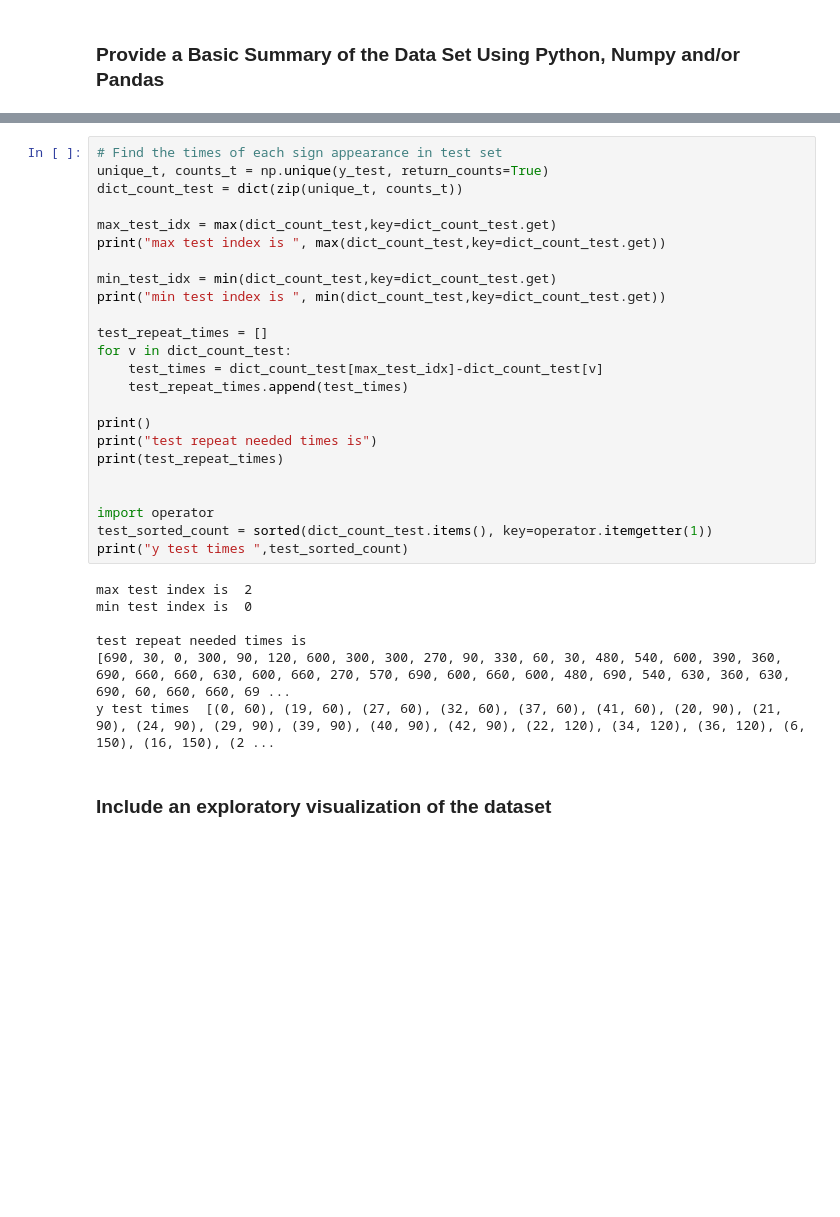
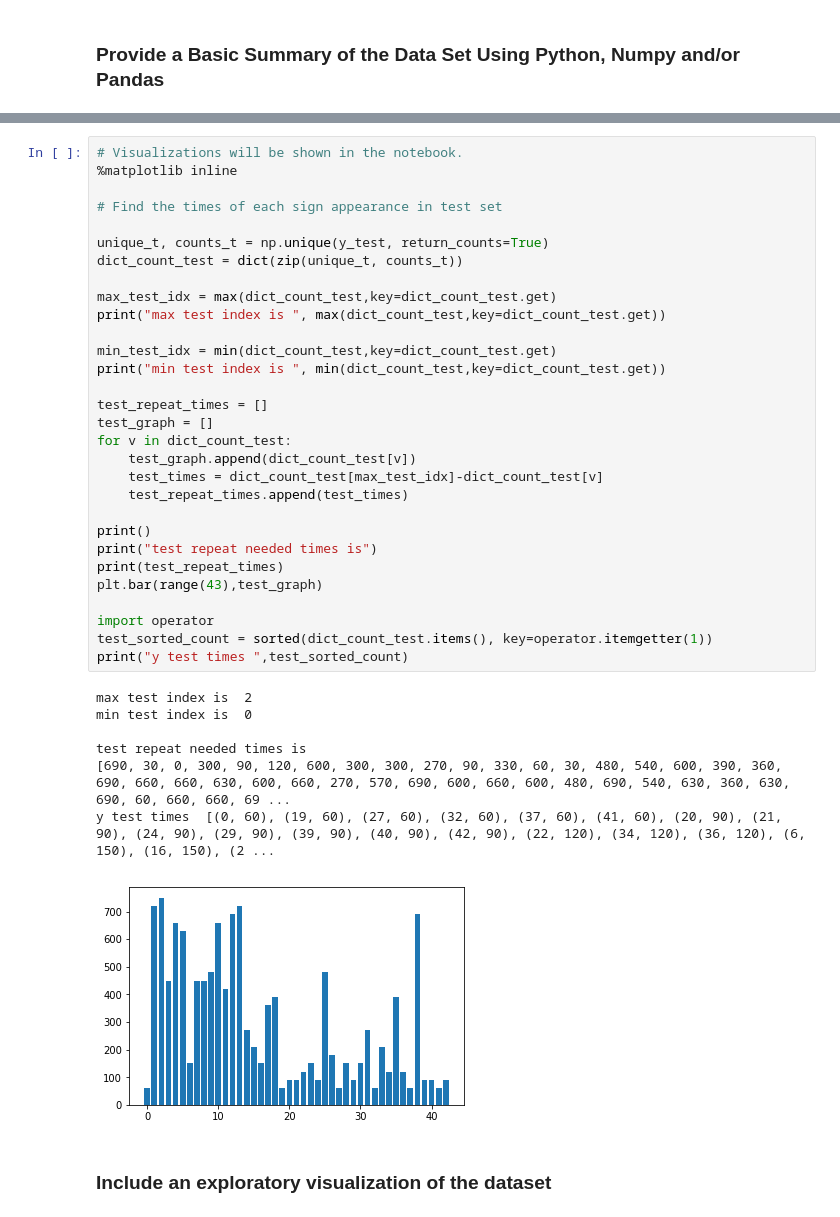
Before and after one commit to bryan0806/Udacity-CarND-Traffic-Sign-Classifier-Project, a Jupyter notebook: Traffic_Sign_Classifier.ipynb, the cells around one changed output, grey strips where cells are left out. Saved outputs shown, nothing was run; the diff lists cells and outputs as text; blank space fills up the shorter version.

```diff
--- a/Traffic_Sign_Classifier.ipynb
+++ b/Traffic_Sign_Classifier.ipynb
@@ -145,34 +150,41 @@ y train times  [(0, 180), (19, 180), (37, 180), (27, 210), (32, 210), (41, 210),
 # %%
+# Visualizations will be shown in the notebook.
+%matplotlib inline
+
 # Find the times of each sign appearance in test set
+
 unique_t, counts_t = np.unique(y_test, return_counts=True)
 dict_count_test = dict(zip(unique_t, counts_t))
 
 max_test_idx = max(dict_count_test,key=dict_count_test.get)
 print("max test index is ", max(dict_count_test,key=dict_count_test.get))
 
 min_test_idx = min(dict_count_test,key=dict_count_test.get)
 print("min test index is ", min(dict_count_test,key=dict_count_test.get))
 
 test_repeat_times = []
+test_graph = []
 for v in dict_count_test:
+    test_graph.append(dict_count_test[v])
     test_times = dict_count_test[max_test_idx]-dict_count_test[v]
     test_repeat_times.append(test_times)
 
 print()
 print("test repeat needed times is")
 print(test_repeat_times)
-
+plt.bar(range(43),test_graph)
 
 import operator
 test_sorted_count = sorted(dict_count_test.items(), key=operator.itemgetter(1))
 print("y test times ",test_sorted_count)
 # %% [output]
 max test index is  2
 min test index is  0
 
 test repeat needed times is
 [690, 30, 0, 300, 90, 120, 600, 300, 300, 270, 90, 330, 60, 30, 480, 540, 600, 390, 360, 690, 660, 660, 630, 600, 660, 270, 570, 690, 600, 660, 600, 480, 690, 540, 630, 360, 630, 690, 60, 660, 660, 69 ...
 y test times  [(0, 60), (19, 60), (27, 60), (32, 60), (37, 60), (41, 60), (20, 90), (21, 90), (24, 90), (29, 90), (39, 90), (40, 90), (42, 90), (22, 120), (34, 120), (36, 120), (6, 150), (16, 150), (2 ...
+[figure, added]
 # %% [markdown]
 ### Include an exploratory visualization of the dataset
 # %% [markdown]
```
Also changed, not shown: parts of 20 cells of this notebook, 4 other files.
